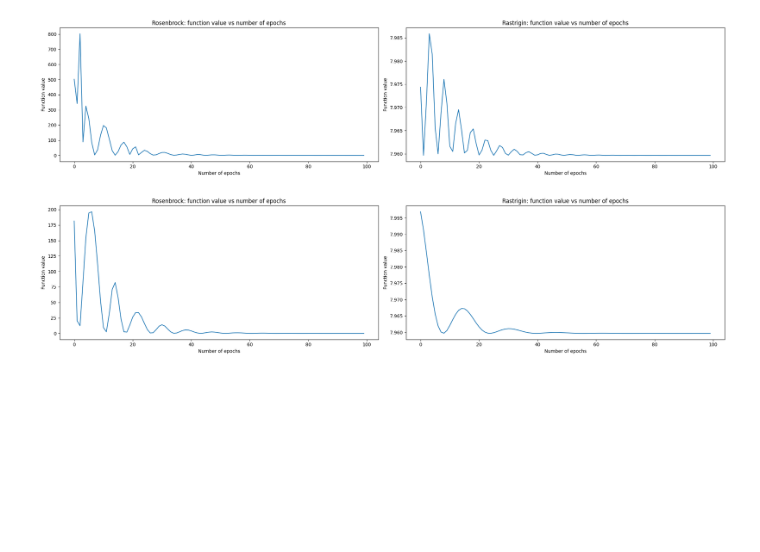
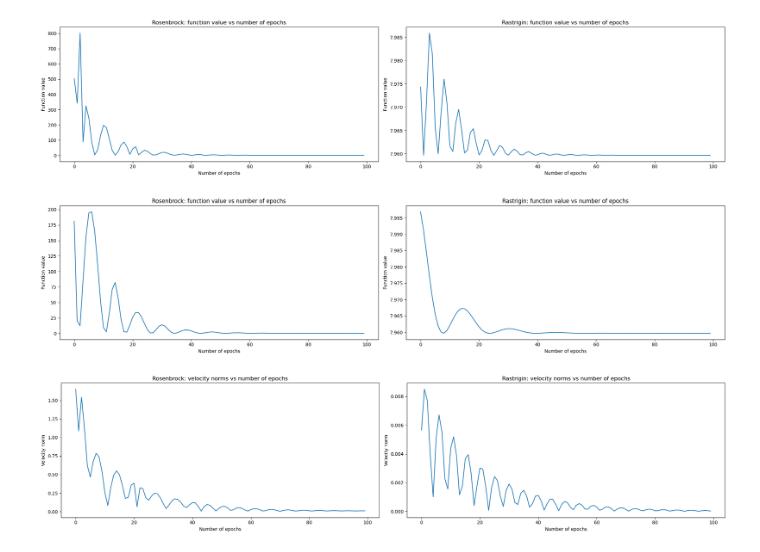
Before and after one commit to pawlowiczf/Stochastic-Methods-in-Machine-Learning, a Jupyter notebook: 02-adagrad/lab.ipynb, the cells around one changed output. Saved outputs shown, nothing was run; the diff lists cells and outputs as text; code cells hidden in the pictures; blank space fills up the shorter version.

```diff
--- a/02-adagrad/lab.ipynb
+++ b/02-adagrad/lab.ipynb
@@ -239,21 +239,18 @@ positions_momentum_rastrigin, functions_values_momentum_rastrigin, velocity_norm
 # %%
-# def plot_2d(X: np.ndarray, y: np.ndarray, title: str = "", xlabel: str = "", ylabel: str = "", label: str = "", figsize: tuple[int, int] = (10, 8)) -> None:
-#     plt.figure(figsize=figsize)
-#     plt.plot(X, y, label=label)
-
-#     if title: plt.title(title)
-#     if xlabel: plt.xlabel(xlabel)
-#     if ylabel: plt.ylabel(ylabel)
-#     if label: plt.legend()
-
-#     plt.tight_layout()
-#     plt.show()
-# #
-
-def plot_2d(X: np.ndarray, y: np.ndarray, ax: plt.Axes | None = None, title: str = "", xlabel: str = "", ylabel: str = "", label: str = "", figsize: tuple[int, int] = (10, 8)) -> None:
+def plot_2d(
+    X: np.ndarray,
+    y: np.ndarray,
+    ax: plt.Axes | None = None,
+    title: str = "",
+    xlabel: str = "",
+    ylabel: str = "",
+    label: str = "",
+    figsize: tuple[int, int] = (10, 8)
+) -> None:
     if ax is None: _, ax = plt.subplots(figsize=figsize)
 
     ax.plot(X, y, label=label)
+
     if title: ax.set_title(title)
     if xlabel: ax.set_xlabel(xlabel)
     if ylabel: ax.set_ylabel(ylabel)
@@ -298,3 +295,12 @@ plot_2d(range(number_of_epochs), functions_values_momentum_rastrigin,  ax=axes[1
 plt.show()
 # %% [output]
 [figure]
+# %%
+fig, axes = plt.subplots(1, 2, figsize=(21, 5))
+
+plot_2d(range(number_of_epochs), velocity_norms_momentum_rosenbrock, ax=axes[0], title='Rosenbrock: velocity norms vs number of epochs', xlabel='Number of epochs', ylabel='Velocity norm')
+plot_2d(range(number_of_epochs), velocity_norms_momentum_rastrigin,  ax=axes[1], title='Rastrigin: velocity norms vs number of epochs',  xlabel='Number of epochs', ylabel='Velocity norm')
+
+plt.show()
+# %% [output]
+[figure, added]
```
Also changed, not shown: parts of 12 cells of this notebook, 1 other file.
